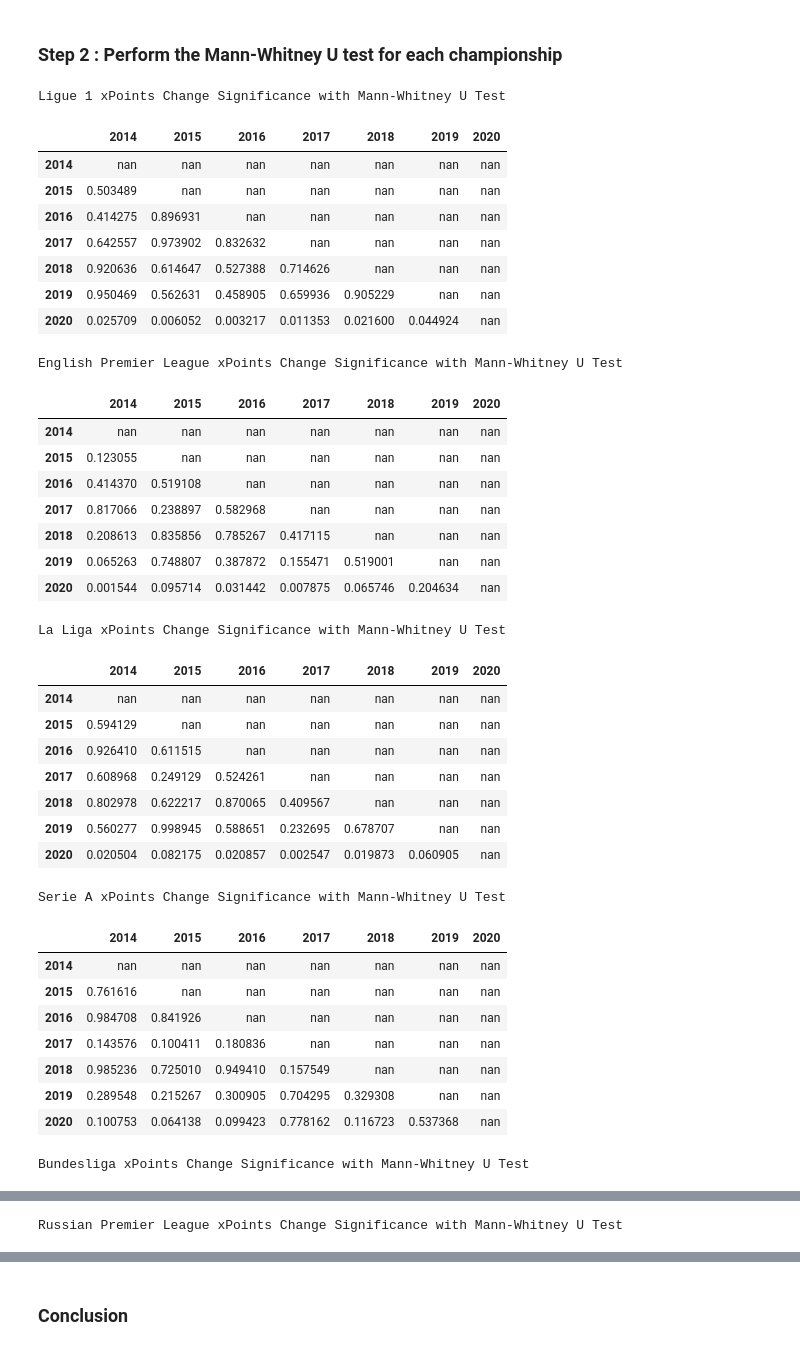
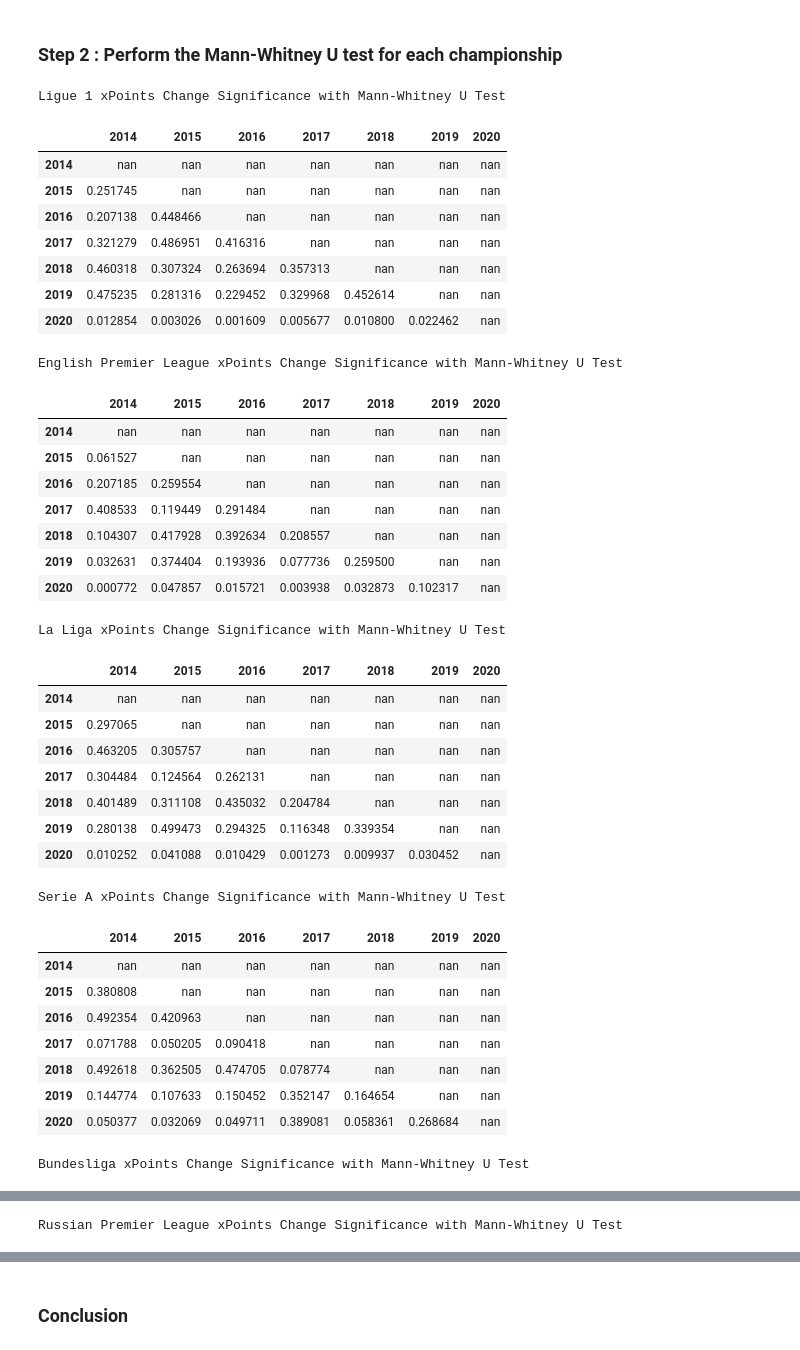
Before and after one commit to Humilokaki/TP4-REP-INSA2425, a Jupyter notebook: analysis/covid_home_advantage_analysis.ipynb.ipynb, the cells around one changed output, grey strips where cells are left out. Drawn from its saved outputs; the diff is of its cells as text; code cells hidden in the pictures.

```diff
--- a/analysis/covid_home_advantage_analysis.ipynb.ipynb
+++ b/analysis/covid_home_advantage_analysis.ipynb.ipynb
@@ -9,7 +9,7 @@
 import pandas as pd
 
 # Load the data
-data = pd.read_csv('data/understat-football-matches-2014-2020.csv')
+data = pd.read_csv('../data/understat-football-matches-2014-2020.csv')
 
 # Filter the data to only include matches from 2014 to 2018 seasons
 data = data[(data['season'] >= 2014) & (data['season'] <= 2020)]
@@ -298,7 +289,7 @@ styled_wilcoxon_df
 # %%
 import pandas as pd
 
-df = pd.read_csv('data/understat-football-matches-2014-2020.csv')
+df = pd.read_csv('../data/understat-football-matches-2014-2020.csv')
 
 df = df[(df['season'] >= 2014) & (df['season'] <= 2020)]
 
@@ -314,14 +305,10 @@ import pandas as pd
 import numpy as np
 import scipy.stats as stats
 
-# Assuming 'df' contains your data and includes columns 'league', 'season', and 'xPoints'
-
-# List of leagues
 leagues = df['championship'].unique()
 
-# Function to compute Mann-Whitney U test p-values and format them
 def compute_mannwhitney_by_league(league, df):
-    # Filter data for the league
+
     league_data = df[df['championship'] == league]
 
     seasons = sorted(league_data['season'].unique())
@@ -332,76 +319,71 @@ def compute_mannwhitney_by_league(league, df):
     for season1 in seasons:
         row = []
         for season2 in seasons:
-            # Filter data for the relevant seasons
             data1 = league_data[league_data['season'] == season1]['xpts']
             data2 = league_data[league_data['season'] == season2]['xpts']
 
-            # Perform Mann-Whitney U test
-            stat, p_value = stats.mannwhitneyu(data1, data2, alternative='two-sided', method='asymptotic')
+            stat, p_value = stats.mannwhitneyu(data1, data2)
 
-            # Store the p-value in the appropriate cell
             row.append(p_value)
         p_values.append(row)
 
-    # Convert p-values to DataFrame for easy manipulation
     p_value_df = pd.DataFrame(p_values, columns=[str(s) for s in seasons], index=[str(s) for s in seasons])
 
     # Remove the upper triangular part (above the diagonal) to show only the lower part
     lower_triangular_mask = np.tril(np.ones(p_value_df.shape), k=-1).astype(bool)
     p_value_df = p_value_df.where(lower_triangular_mask)
 
     def highlight(p_value):
         if p_value < 0.05:
             return 'color: red'
         return ''
 
     styled_df = p_value_df.style.applymap(highlight)
 
     return styled_df
 
-# Generate the Mann-Whitney U test table for each league
 for league in leagues:
     print(f"\n{league} xPoints Change Significance with Mann-Whitney U Test")
     styled_table = compute_mannwhitney_by_league(league, df)
 
     display(styled_table)
 # %% [output]
 Ligue 1 xPoints Change Significance with Mann-Whitney U Test
 |  | 2014 | 2015 | 2016 | 2017 | 2018 | 2019 | 2020 |
 | 2014 | nan | nan | nan | nan | nan | nan | nan |
-| 2015 | 0.503489 | nan | nan | nan | nan | nan | nan |
-| 2016 | 0.414275 | 0.896931 | nan | nan | nan | nan | nan |
-| 2017 | 0.642557 | 0.973902 | 0.832632 | nan | nan | nan | nan |
-| 2018 | 0.920636 | 0.614647 | 0.527388 | 0.714626 | nan | nan | nan |
-| 2019 | 0.950469 | 0.562631 | 0.458905 | 0.659936 | 0.905229 | nan | nan |
-| 2020 | 0.025709 | 0.006052 | 0.003217 | 0.011353 | 0.021600 | 0.044924 | nan |
+| 2015 | 0.251745 | nan | nan | nan | nan | nan | nan |
+| 2016 | 0.207138 | 0.448466 | nan | nan | nan | nan | nan |
+| 2017 | 0.321279 | 0.486951 | 0.416316 | nan | nan | nan | nan |
+| 2018 | 0.460318 | 0.307324 | 0.263694 | 0.357313 | nan | nan | nan |
+| 2019 | 0.475235 | 0.281316 | 0.229452 | 0.329968 | 0.452614 | nan | nan |
+| 2020 | 0.012854 | 0.003026 | 0.001609 | 0.005677 | 0.010800 | 0.022462 | nan |
 English Premier League xPoints Change Significance with Mann-Whitney U Test
 |  | 2014 | 2015 | 2016 | 2017 | 2018 | 2019 | 2020 |
 | 2014 | nan | nan | nan | nan | nan | nan | nan |
-| 2015 | 0.123055 | nan | nan | nan | nan | nan | nan |
-| 2016 | 0.414370 | 0.519108 | nan | nan | nan | nan | nan |
-| 2017 | 0.817066 | 0.238897 | 0.582968 | nan | nan | nan | nan |
-| 2018 | 0.208613 | 0.835856 | 0.785267 | 0.417115 | nan | nan | nan |
-| 2019 | 0.065263 | 0.748807 | 0.387872 | 0.155471 | 0.519001 | nan | nan |
-| 2020 | 0.001544 | 0.095714 | 0.031442 | 0.007875 | 0.065746 | 0.204634 | nan |
+| 2015 | 0.061527 | nan | nan | nan | nan | nan | nan |
+| 2016 | 0.207185 | 0.259554 | nan | nan | nan | nan | nan |
+| 2017 | 0.408533 | 0.119449 | 0.291484 | nan | nan | nan | nan |
+| 2018 | 0.104307 | 0.417928 | 0.392634 | 0.208557 | nan | nan | nan |
+| 2019 | 0.032631 | 0.374404 | 0.193936 | 0.077736 | 0.259500 | nan | nan |
+| 2020 | 0.000772 | 0.047857 | 0.015721 | 0.003938 | 0.032873 | 0.102317 | nan |
 La Liga xPoints Change Significance with Mann-Whitney U Test
 |  | 2014 | 2015 | 2016 | 2017 | 2018 | 2019 | 2020 |
 | 2014 | nan | nan | nan | nan | nan | nan | nan |
-| 2015 | 0.594129 | nan | nan | nan | nan | nan | nan |
-| 2016 | 0.926410 | 0.611515 | nan | nan | nan | nan | nan |
-| 2017 | 0.608968 | 0.249129 | 0.524261 | nan | nan | nan | nan |
-| 2018 | 0.802978 | 0.622217 | 0.870065 | 0.409567 | nan | nan | nan |
-| 2019 | 0.560277 | 0.998945 | 0.588651 | 0.232695 | 0.678707 | nan | nan |
-| 2020 | 0.020504 | 0.082175 | 0.020857 | 0.002547 | 0.019873 | 0.060905 | nan |
+| 2015 | 0.297065 | nan | nan | nan | nan | nan | nan |
+| 2016 | 0.463205 | 0.305757 | nan | nan | nan | nan | nan |
+| 2017 | 0.304484 | 0.124564 | 0.262131 | nan | nan | nan | nan |
+| 2018 | 0.401489 | 0.311108 | 0.435032 | 0.204784 | nan | nan | nan |
+| 2019 | 0.280138 | 0.499473 | 0.294325 | 0.116348 | 0.339354 | nan | nan |
+| 2020 | 0.010252 | 0.041088 | 0.010429 | 0.001273 | 0.009937 | 0.030452 | nan |
 Serie A xPoints Change Significance with Mann-Whitney U Test
 |  | 2014 | 2015 | 2016 | 2017 | 2018 | 2019 | 2020 |
 | 2014 | nan | nan | nan | nan | nan | nan | nan |
-| 2015 | 0.761616 | nan | nan | nan | nan | nan | nan |
-| 2016 | 0.984708 | 0.841926 | nan | nan | nan | nan | nan |
-| 2017 | 0.143576 | 0.100411 | 0.180836 | nan | nan | nan | nan |
-| 2018 | 0.985236 | 0.725010 | 0.949410 | 0.157549 | nan | nan | nan |
-| 2019 | 0.289548 | 0.215267 | 0.300905 | 0.704295 | 0.329308 | nan | nan |
-| 2020 | 0.100753 | 0.064138 | 0.099423 | 0.778162 | 0.116723 | 0.537368 | nan |
+| 2015 | 0.380808 | nan | nan | nan | nan | nan | nan |
+| 2016 | 0.492354 | 0.420963 | nan | nan | nan | nan | nan |
+| 2017 | 0.071788 | 0.050205 | 0.090418 | nan | nan | nan | nan |
+| 2018 | 0.492618 | 0.362505 | 0.474705 | 0.078774 | nan | nan | nan |
+| 2019 | 0.144774 | 0.107633 | 0.150452 | 0.352147 | 0.164654 | nan | nan |
+| 2020 | 0.050377 | 0.032069 | 0.049711 | 0.389081 | 0.058361 | 0.268684 | nan |
 Bundesliga xPoints Change Significance with Mann-Whitney U Test
 |  | 2014 | 2015 | 2016 | 2017 | 2018 | 2019 | 2020 |
 | 2014 | nan | nan | nan | nan | nan | nan | nan |
```
Also changed, not shown: parts of 5 cells of this notebook, 4 other files.
